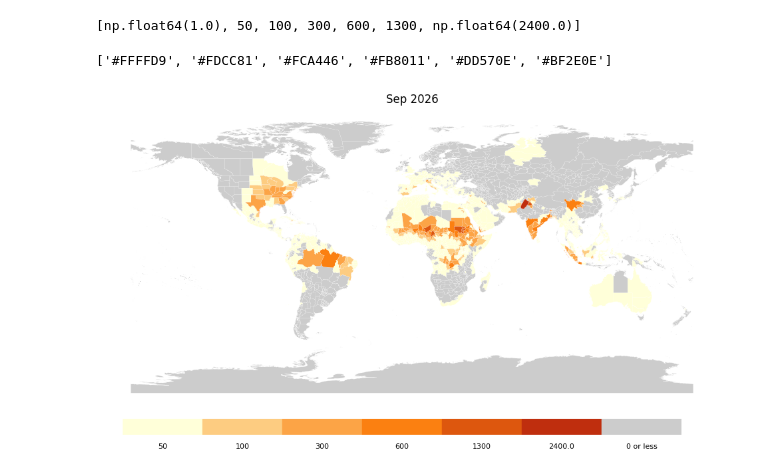
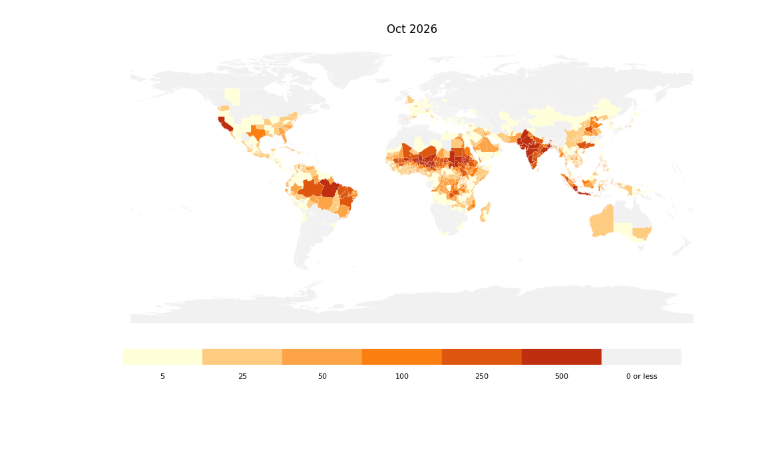
Before and after one commit to ezuetell/poreallas, a Jupyter notebook: analysis/x05_CIL_bins.ipynb, the cells around one changed output. Drawn from its saved outputs; the diff is of its cells as text; code cells hidden in the pictures; blank space fills up the shorter version.

```diff
--- a/analysis/x05_CIL_bins.ipynb
+++ b/analysis/x05_CIL_bins.ipynb
@@ -73,7 +73,7 @@ def assign_colors(n_classes, side, blues=None, reds=None):
     else:
         raise ValueError("side must be 'blue' or 'red'")
 # %%
-def render_legend_html(breaks, colors, labels=None, bar_width_px=280, no_data_color=None, no_data_label=None):
+def render_legend_html(breaks, colors, labels=None, bar_width_px=340, no_data_color=None, no_data_label=None):
     import math
     if labels is None:
         labels = [str(b) for b in breaks]
@@ -81,7 +81,7 @@ def render_legend_html(breaks, colors, labels=None, bar_width_px=280, no_data_co
     total = sum(widths)
     pcts = [w / total * 100 for w in widths]
     segments = "".join(
-        f'<span style="display:inline-block; width:{p:.4f}%; height:20px; background:{c}; vertical-align:top;"></span>'
+        f'<span style="display:inline-block; width:{p:.4f}%; height:10px; background:{c}; vertical-align:top;"></span>'
         for p, c in zip(pcts, colors)
     )
     cumulative = [0]
@@ -98,7 +98,7 @@ def render_legend_html(breaks, colors, labels=None, bar_width_px=280, no_data_co
     if no_data_color:
         html += f'''
 <div style="font-family:sans-serif; padding:8px 12px; margin-left:12px; display:inline-block;">
-  <div style="width:24px; height:20px; background:{no_data_color};"></div>
+  <div style="width:340px; height:10px; background:{no_data_color};"></div>
   <div style="padding-top:4px; font-size:11px;">{no_data_label or "No data"}</div>
 </div>'''
     return html
@@ -135,57 +135,56 @@ jenks = jenks_breaks(pooled_pos, n_classes=6)
 
 pretty = round_pretty_breaks(jenks["breaks"])
 breaks = pretty["rounded"]
+breaks = [0, 5, 25, 50, 100, 250, 500]
 
 colors = assign_colors(n_classes=len(breaks) - 1, side="red")
 
 # values <=0 fall outside the sequential scale -> flagged as no-data (adjust color/label as needed)
-no_data_color = "#CCCCCC"
+no_data_color = "#F1F1F1"
 
 for m in months:
     col = f"{m}_color"
-    df[col] = pd.cut(df[m], bins=breaks, labels=colors, include_lowest=True).astype(str)
+    df[col] = pd.cut(df[m], bins=breaks, labels=colors, include_lowest=True).astype(object)
+    df.loc[df[m] > breaks[-1], col] = colors[-1]  # saturate top bin instead of leaving values above the max break unbinned
     df.loc[df[m] <= 0, col] = no_data_color
 
 df["NAME_1"] = df["NAME_1"].apply(fix_mojibake)
 df["name"] = df["name"].apply(fix_mojibake)
 
+# Add commas for display
+df["6mo_hotonly_total_mean"] = df["6mo_hotonly_total_mean"].apply(lambda x: f"{x:,.0f}")
+df["country_6mo_hotonly_total"] = df["country_6mo_hotonly_total"].apply(lambda x: f"{x:,.0f}")
+
 df.to_csv('v3_map_colored.csv', index=False)
 
-legend_html = render_legend_html(breaks, colors, no_data_color=no_data_color, no_data_label="0 or negative")
+legend_html = render_legend_html(breaks, colors)
 with open('flourish_legend.html', 'w') as f:
     f.write(legend_html)
-# %%
-breaks
-# %% [output]
-[np.float64(1.0), 50, 100, 300, 600, 1300, np.float64(2400.0)]
-# %%
-colors
-# %% [output]
-['#FFFFD9', '#FDCC81', '#FCA446', '#FB8011', '#DD570E', '#BF2E0E']
 # %%
 import geopandas as gpd
 import matplotlib.pyplot as plt
 from matplotlib.patches import Rectangle
 
 gdf = gpd.read_parquet("/home/emily_zuetell/projects/poreallas/data/adm1.parquet")
 gdf = gdf.merge(df, on="GID_1", how="left")
 
+month = "Oct"
 fig, ax = plt.subplots(figsize=(12, 6))
-gdf.plot(color=gdf["Sep 2026_color"].fillna(no_data_color), edgecolor="white", linewidth=0.1, ax=ax)
+gdf.plot(color=gdf[f"{month}_color"].fillna(no_data_color), edgecolor="white", linewidth=0.1, ax=ax)
 ax.axis("off")
-ax.set_title("Sep 2026")
+ax.set_title(f"{month} 2026")
 
 # legend: one swatch per bin, plus no-data
 legend_ax = fig.add_axes([0.15, 0.05, 0.7, 0.04])
 legend_ax.axis("off")
 n = len(colors) + 1
 labels = breaks[1:] + ["0 or less"]
 swatches = colors + [no_data_color]
 for i, (color, label) in enumerate(zip(swatches, labels)):
     legend_ax.add_patch(Rectangle((i / n, 0), 1 / n, 1, color=color, transform=legend_ax.transAxes))
     legend_ax.text((i + 0.5) / n, -0.5, str(label), ha="center", va="top",
                     fontsize=8, transform=legend_ax.transAxes)
 
-plt.savefig("map_preview_sep2026.png", dpi=150, bbox_inches="tight")
+plt.savefig(f"map_preview_{month}2026.png", dpi=150, bbox_inches="tight")
 # %% [output]
-[figure, old version]
+[figure, new version]
```
Also changed, not shown: parts of 1 cell of this notebook, 2 other files.
